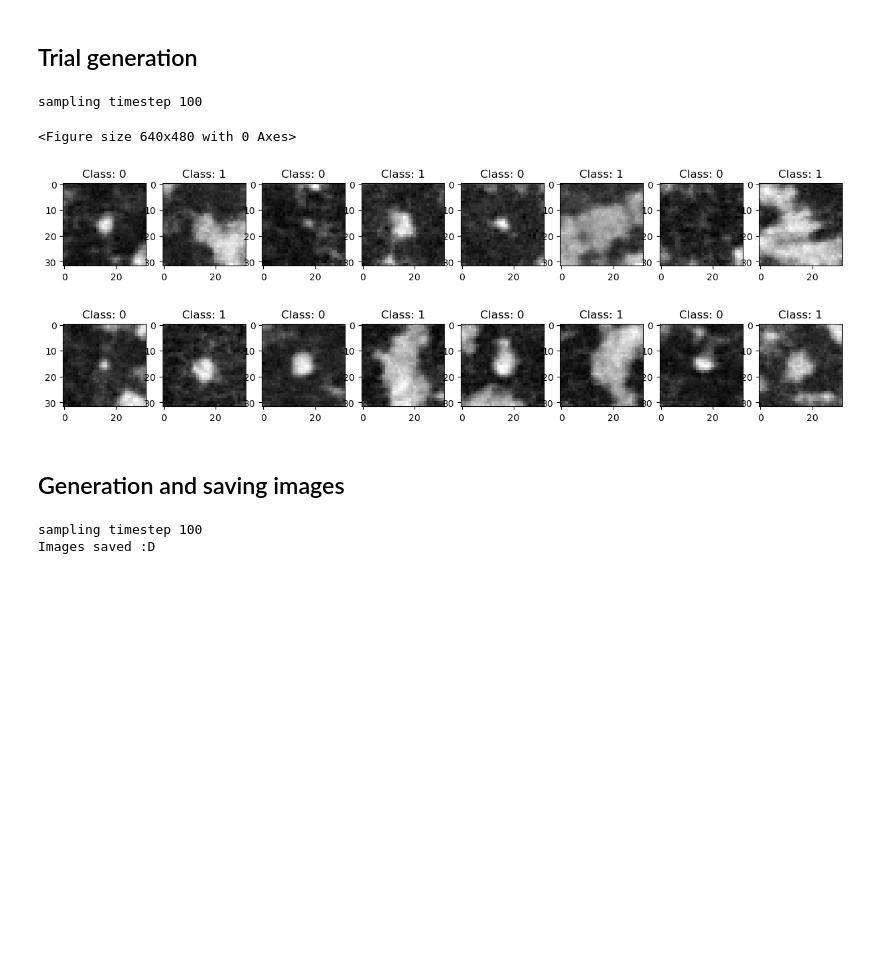
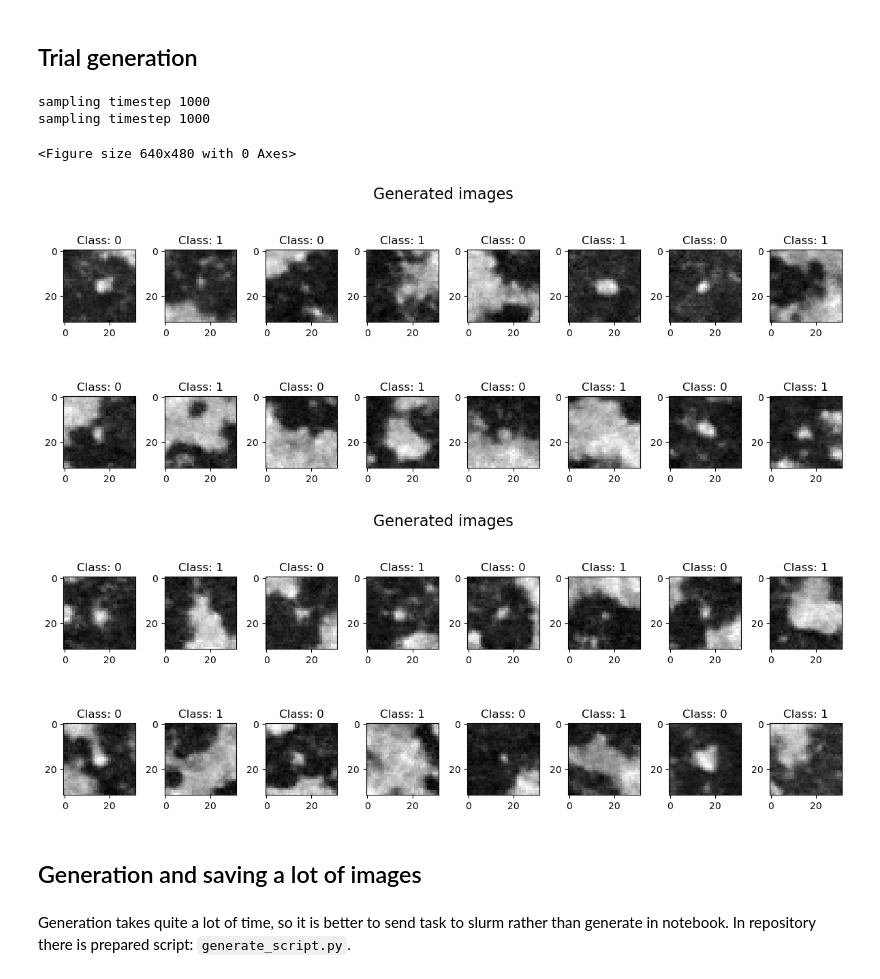
Before and after one commit to Dzbanuszek112/DDPM_repo, a Jupyter notebook: DDPM.ipynb, the cells around one changed output. Cells and saved outputs as stored; diff of their text form; code cells hidden in the pictures; blank space fills up the shorter version.

````diff
--- a/DDPM.ipynb
+++ b/DDPM.ipynb
@@ -134,7 +138,7 @@ import matplotlib.pyplot as plt
 def plot_grid(x_gen, n_sample, c):
     assert n_sample%2==0, "n_sample should be odd!"
     plt.set_cmap('gray')
-    fig, axes = plt.subplots(2, int(n_sample/2), figsize=(15, 5))
+    fig, axes = plt.subplots(2, int(n_sample/2), figsize=(12, 5))
     k=0
     for i in range(axes.shape[0]):
         for j in range(n_sample//2):
@@ -142,6 +146,10 @@ def plot_grid(x_gen, n_sample, c):
             axes[i][j].imshow(img)
             axes[i][j].set_title(f"Class: {c[k]}")
             k+=1
+    fig.tight_layout()
+    fig.subplots_adjust(top=0.92)
+    fig.suptitle('Generated images', size=16)
+    return fig
 
 
 def plot_image(path2imgs, img_name, grid=True):
@@ -151,7 +159,7 @@ def plot_image(path2imgs, img_name, grid=True):
     plt.show()
 
 
-def generate(n_sample, guide_w, path_to_model, test_gen=True):
+def generate(n_sample, guide_w, path_to_model, test_gen=True, grid_name=None):
     device = torch.device("cuda")
     ddpm = torch.load(path_to_model)
     ddpm = ddpm.to(device)
@@ -160,47 +168,24 @@ def generate(n_sample, guide_w, path_to_model, test_gen=True):
     with torch.no_grad():
         x_gen, c, x_gen_store = ddpm.sample(n_sample, (1, 32, 32), device, guide_w=guide_w)
     if test_gen:
-        plot_grid(x_gen, n_sample, c)
+        plot = plot_grid(x_gen, n_sample, c)
+        figure = plot.get_figure()
+        #figure.savefig(f"{grid_name}_guide_{guide_w}.png")
     else:
         return x_gen, c, x_gen_store
-
-
-def save_gen_imgs(n_sample, guide_w, model_name):
-    path_to_model = f"./saved_model/{model_name}.pth"
-    class_0_storage_folder = f"./gen_imgs/{model_name}/class0/"
-    class_1_storage_folder = f"./gen_imgs/{model_name}/class1/"
-    Path(class_0_storage_folder).mkdir(parents=True, exist_ok=True)
-    Path(class_1_storage_folder).mkdir(parents=True, exist_ok=True)
-
-    x_gen, c, _ = generate(n_sample, guide_w, path_to_model, test_gen=False)
-    assert x_gen.shape[0] == c.shape[0], "Unconsistent shapes!"
-    for i in range(x_gen.shape[0]):
-        if c[i] == 0:
-            save_path = class_0_storage_folder
-        elif c[i] == 1:
-            save_path = class_1_storage_folder
-        img = x_gen[i]
-        id = str(i+1).zfill(4)
-        torch.save(img.clone(), f"{save_path}/{id}.pt")
-    print("")
-    print("Images saved :D")
 # %% [markdown]
 ## Trial generation
 # %%
-# Model 256 features in the latent space, n_T=500:
-generate(n_sample=16, guide_w=1.75, path_to_model="./saved_model/model_256_17.pth", test_gen=True)
+# Model 256 features in the latent space, n_T=1000:
+for guide_w in [0.0, 0.2]:
+    generate(n_sample=16, guide_w=guide_w, path_to_model="./saved_model/model_256F_1000T_34.pth", test_gen=True, grid_name="model_256F_1000T")
 # %% [output]
-sampling timestep 100
+sampling timestep 1000
+sampling timestep 1000
 <Figure size 640x480 with 0 Axes>
-[figure, old version]
+[figure, new version]
+[figure, added]
-# %% [markdown]
-## Generation and saving images
-# %%
-n_sample = 400 #How many images to generate.
-guide_w = 1.7 #Strength of generative guidance.
-model_name = "model_256_17"
-
-save_gen_imgs(n_sample=n_sample, guide_w=guide_w, model_name=model_name)
-# %% [output]
-sampling timestep 100
-Images saved :D
+# %% [markdown]
+## Generation and saving a lot of images
+# %% [markdown]
+Generation takes quite a lot of time, so it is better to send task to slurm  rather than generate in notebook. In repository there is prepared script: ```generate_script.py```.
````
Also changed, not shown: parts of 6 cells of this notebook, 2 other files.
